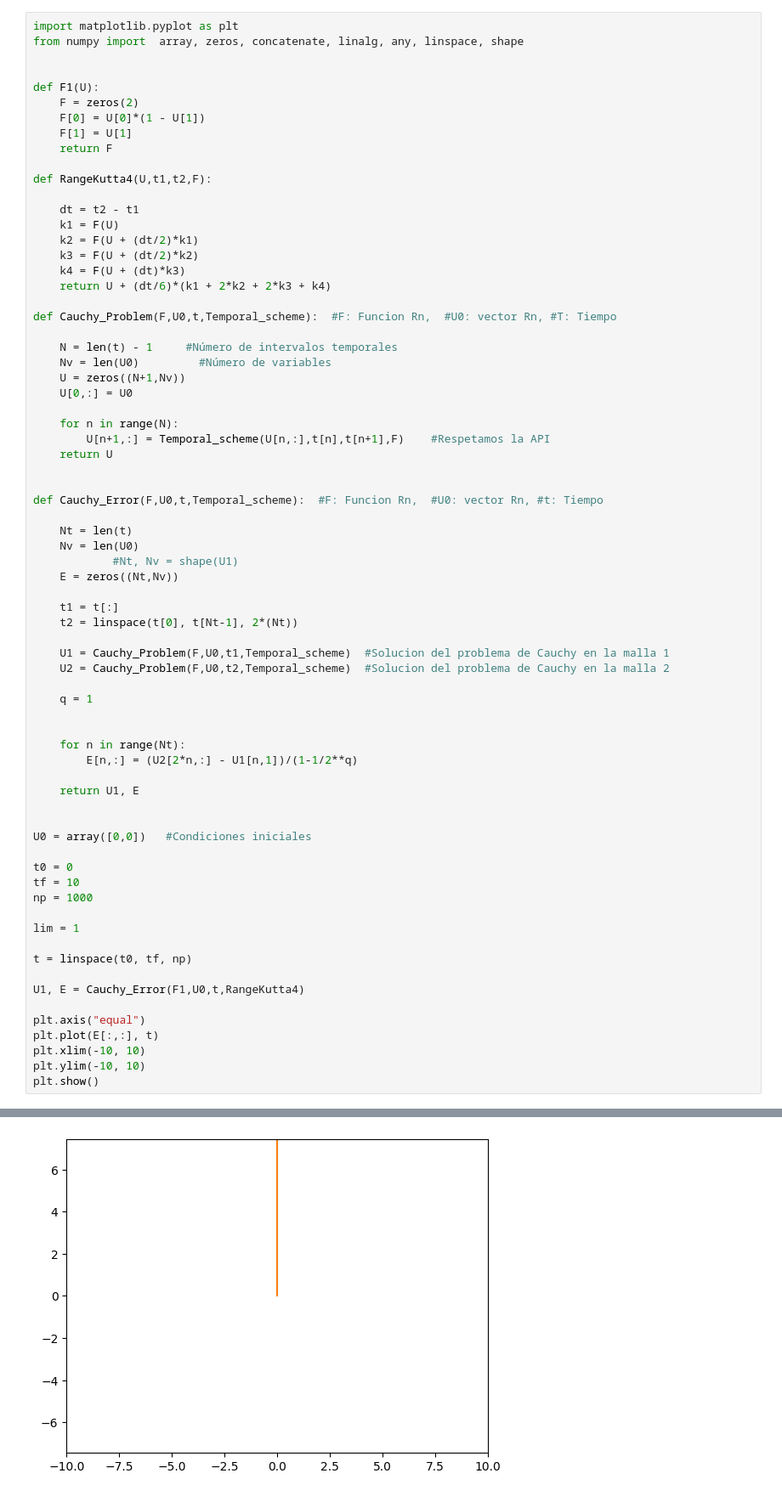
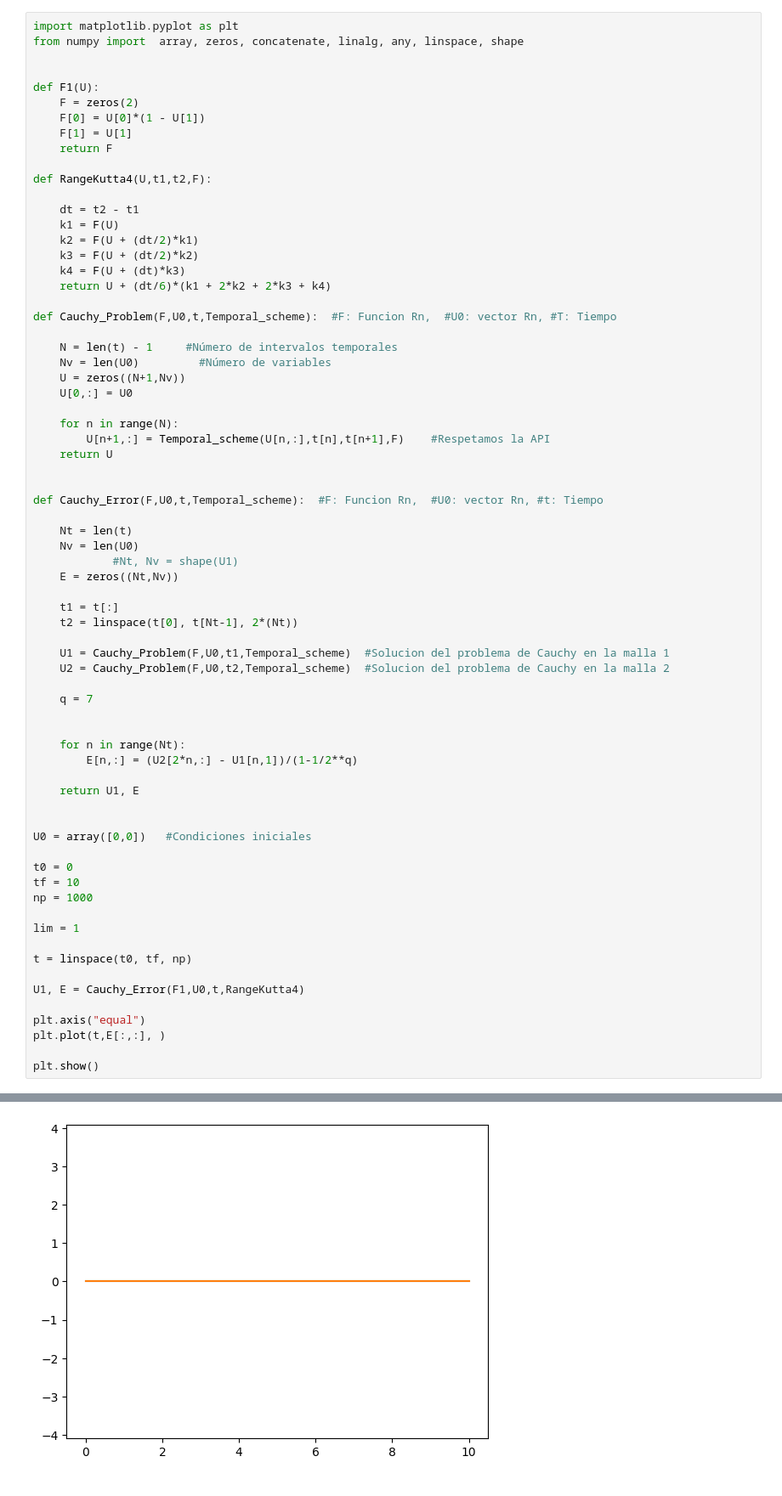
Before and after one commit to mateoopl/MUSE_AM1, a Jupyter notebook: MILESTONES/Milestone3.ipynb, the cells around one changed output, grey strips where cells are left out. Shown at 85% size. Cells and saved outputs as stored; diff of their text form.

```diff
--- a/MILESTONES/Milestone3.ipynb
+++ b/MILESTONES/Milestone3.ipynb
@@ -43,7 +43,7 @@ def Cauchy_Error(F,U0,t,Temporal_scheme):  #F: Funcion Rn,  #U0: vector Rn, #t:
     U1 = Cauchy_Problem(F,U0,t1,Temporal_scheme)  #Solucion del problema de Cauchy en la malla 1
     U2 = Cauchy_Problem(F,U0,t2,Temporal_scheme)  #Solucion del problema de Cauchy en la malla 2
 
-    q = 1
+    q = 7
 
 
     for n in range(Nt):
@@ -65,8 +65,7 @@ t = linspace(t0, tf, np)
 U1, E = Cauchy_Error(F1,U0,t,RangeKutta4)
 
 plt.axis("equal")
-plt.plot(E[:,:], t)
-plt.xlim(-10, 10)
-plt.ylim(-10, 10)
+plt.plot(t,E[:,:], )
+
 plt.show()
 # %% [output]
@@ -74,4 +72,4 @@ Ignoring fixed y limits to fulfill fixed data aspect with adjustable data limits
-[figure, old version]
+[figure, new version]
 # %%
 def Cauchy_Error(F,U0,t,Temporal_scheme,q):
 
```
Also changed, not shown: parts of 2 cells of this notebook, 4 other files.
